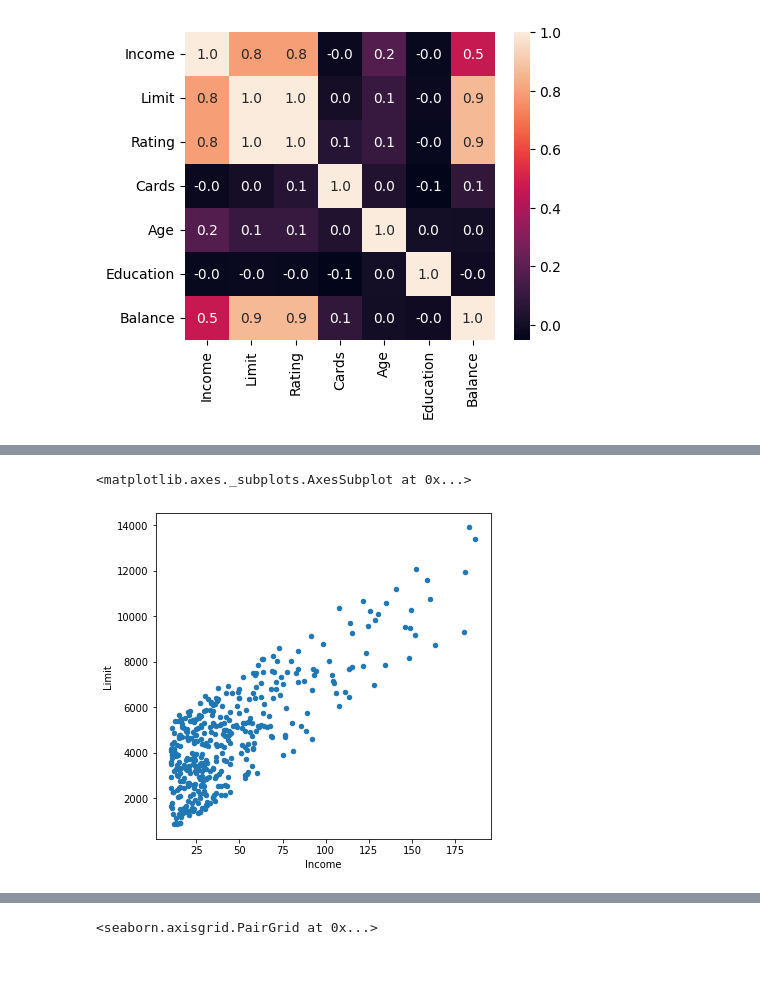
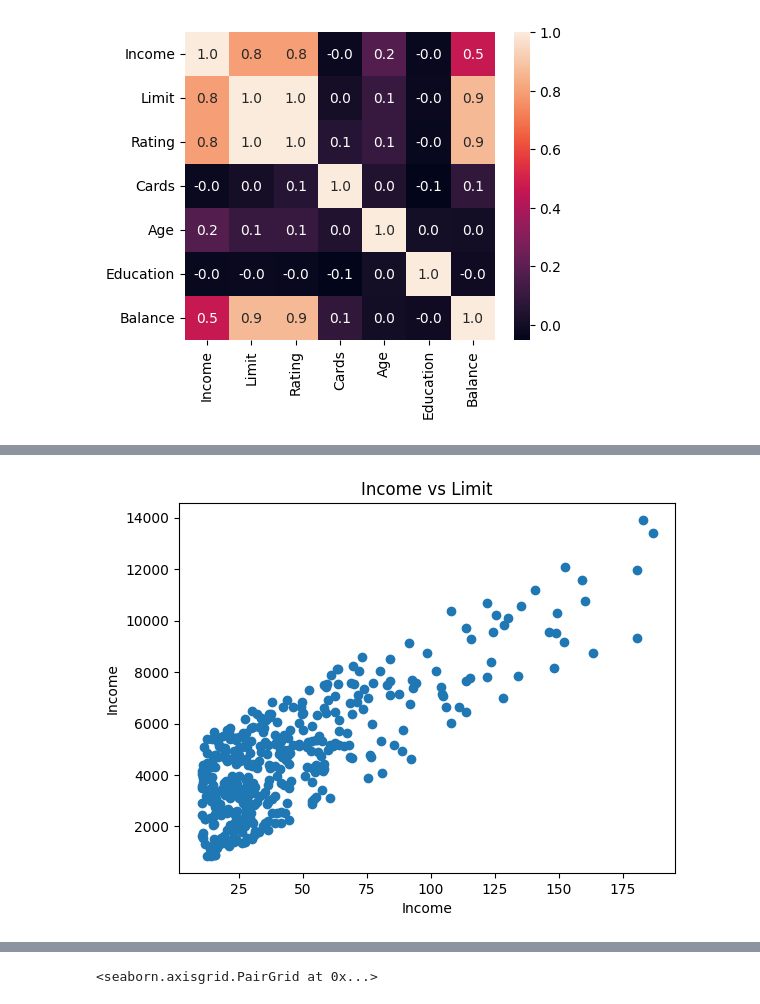
Before and after one commit to Yagut21/Data-Science, a Jupyter notebook: Homework2.ipynb, the cells around one changed output, grey strips where cells are left out. Saved outputs shown, nothing was run; the diff lists cells and outputs as text; code cells hidden in the pictures; blank space fills up the shorter version.

```diff
--- a/Homework2.ipynb
+++ b/Homework2.ipynb
@@ -96,7 +118,11 @@ Name: Married, dtype: float64
 # %%
 #Q12-Get the scatter plot of Income and Limit
+plt.scatter(income['Income'], income['Limit'])
+plt.xlabel('Income')
+plt.ylabel('Income')
+plt.title('Income vs Limit')
+plt.show()
 # %% [output]
-<matplotlib.axes._subplots.AxesSubplot at 0x...>
-[figure, old version]
+[figure, new version]
 # %%
 #Q13-Create new column named IncomebyLimit by dividing Income to Limit.
```
Also changed, not shown: parts of 9 cells of this notebook.
